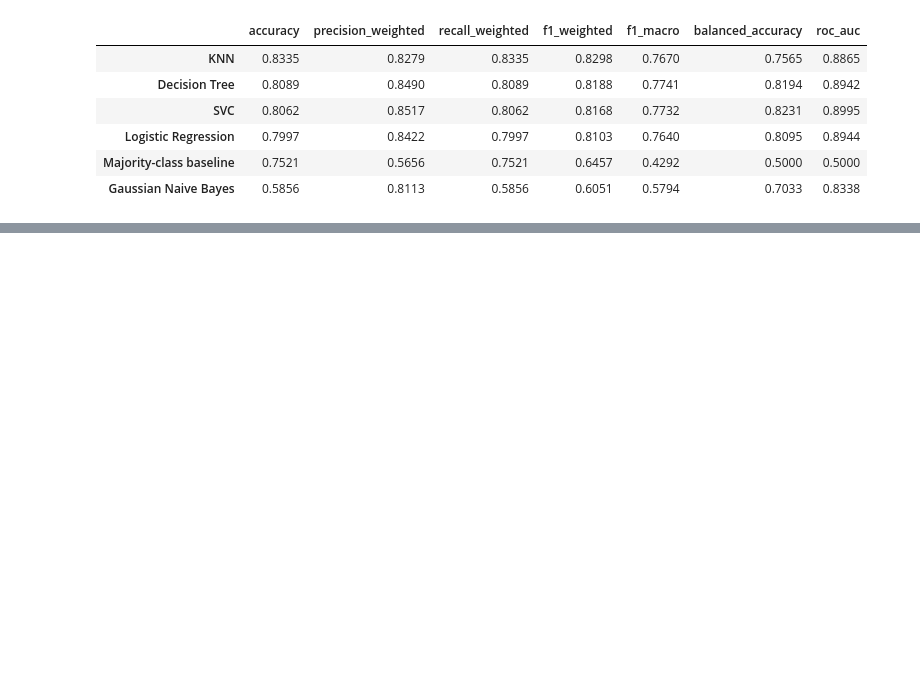
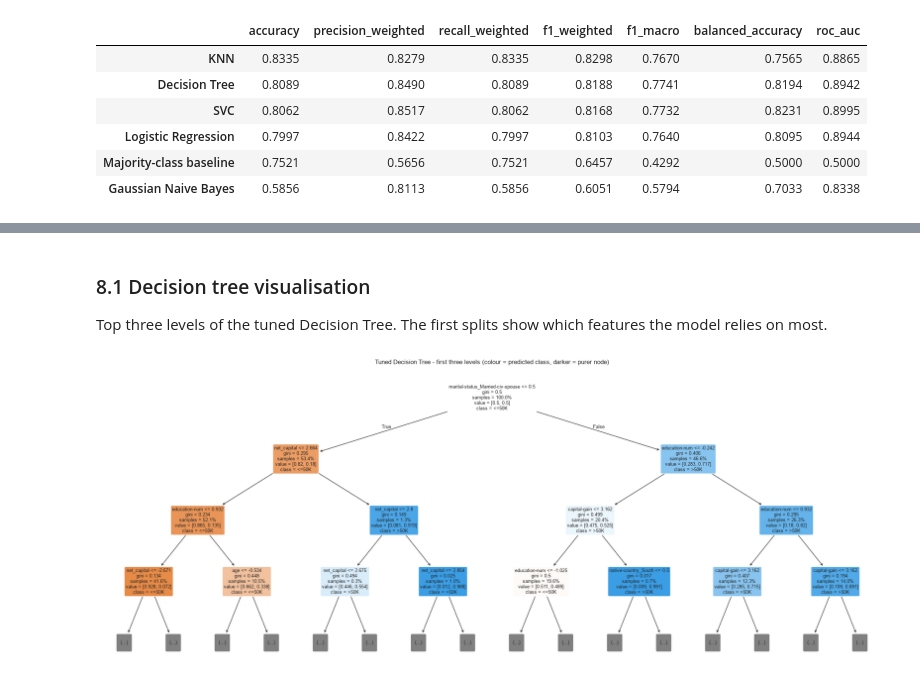
Before and after one commit to Bhargi777/23CSE301-ML-Capstone, a Jupyter notebook: notebooks/member3_classification_models.ipynb, the cells around one changed output, grey strips where cells are left out. Saved outputs shown, nothing was run; the diff lists cells and outputs as text; code cells hidden in the pictures; blank space fills up the shorter version.

```diff
--- a/notebooks/member3_classification_models.ipynb
+++ b/notebooks/member3_classification_models.ipynb
@@ -544,0 +582,24 @@ base_df.round(4)
+# %%
+# refit the tuned models and compare with the section-7 versions on the test set
+tuned = {
+    'KNN': knn_gs.best_estimator_,
+    'Decision Tree': dt_gs.best_estimator_,
+    'SVC': SVC(**{**svc_gs.best_params_, 'class_weight': 'balanced', 'random_state': RANDOM_STATE}).fit(X_train_svc, y_train_svc),
+}
+gs_by_name = {'KNN': knn_gs, 'Decision Tree': dt_gs, 'SVC': svc_gs}
+
+rows = []
+for name, model in tuned.items():
+    after = score(model, X_test_scaled, y_test)
+    rows.append({
+        'model': name,
+        'best_params': gs_by_name[name].best_params_,
+        'cv_f1_weighted': round(gs_by_name[name].best_score_, 4),
+        'test_f1_before': round(base_results[name]['f1_weighted'], 4),
+        'test_f1_after': round(after['f1_weighted'], 4),
+        'test_roc_auc_before': round(base_results[name]['roc_auc'], 4),
+        'test_roc_auc_after': round(after['roc_auc'], 4),
+    })
+    models[name] = model
+tuning_df = pd.DataFrame(rows).set_index('model')
+tuning_df
@@ -544,0 +617,15 @@ base_df.round(4)
+# %% [markdown]
+### 8.1 Decision tree visualisation
+
+Top three levels of the tuned Decision Tree. The first splits show which features the model relies on most.
+# %%
+from sklearn.tree import plot_tree
+
+fig, ax = plt.subplots(figsize=(22, 9))
+plot_tree(models['Decision Tree'], max_depth=3, feature_names=list(X_train_scaled.columns),
+          class_names=list(target_le.classes_), filled=True, rounded=True, fontsize=9, proportion=True, ax=ax)
+ax.set_title('Tuned Decision Tree - first three levels (colour = predicted class, darker = purer node)')
+save_fig('decision_tree_top_levels.png')
+plt.show()
+# %% [output]
+[figure, added]
```
Also changed, not shown: parts of 4 cells of this notebook, 1 other file.
